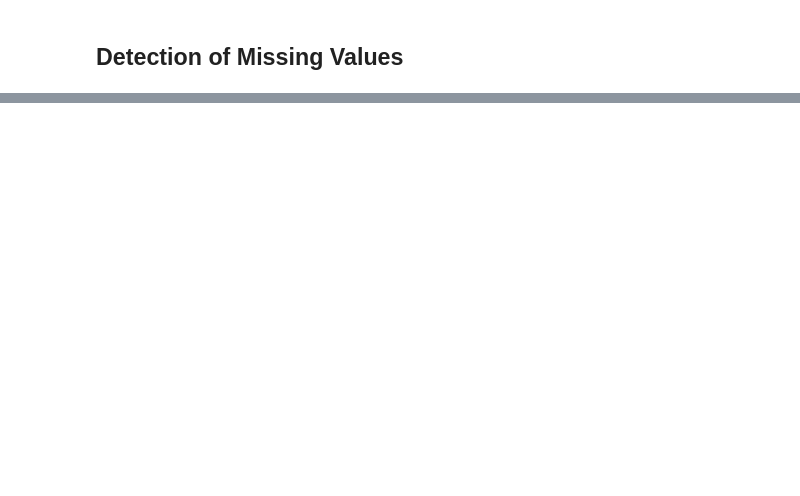
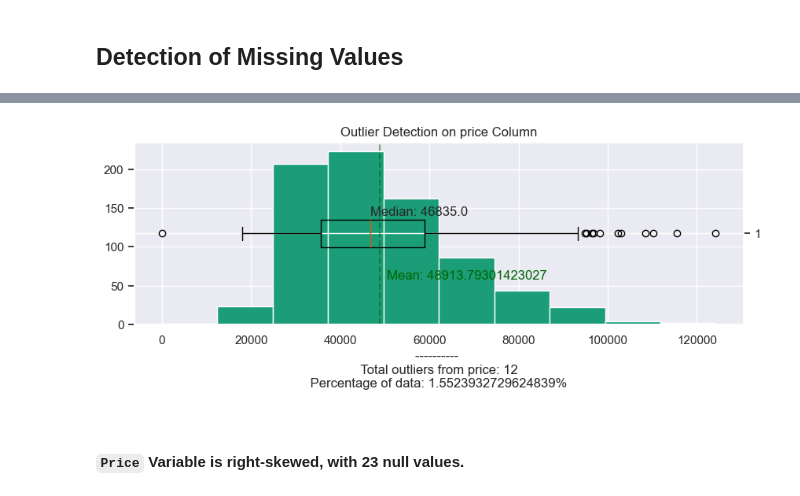
Before and after one commit to bravobryan/data_clean_vehicle_dataset, a Jupyter notebook: data_clean_vehicles.ipynb, the cells around one changed output, grey strips where cells are left out. Saved outputs shown, nothing was run; the diff lists cells and outputs as text; code cells hidden in the pictures; blank space fills up the shorter version.

```diff
--- a/data_clean_vehicles.ipynb
+++ b/data_clean_vehicles.ipynb
@@ -148,0 +184,29 @@ Data Sparsity: 0.015690840541139943
+# %%
+# Create functions
+def outlier_counter(df, col):  # Counts rows that are determined to be outliers
+    lower_quart = np.quantile(df[col], 0.25)
+    upper_quart = np.quantile(df[col], 0.75)
+    iqr = upper_quart - lower_quart
+    lower_threshold = lower_quart - 1.5 * iqr
+    upper_threshold = upper_quart + 1.5 * iqr
+    outliers = df[(df[col] < lower_threshold) | (df[col] > upper_threshold)]
+    return(f'---------- \n Total outliers from {col}: {outliers.shape[0]} \n Percentage of data: {(outliers.shape[0]/df.shape[0])*100}% \n')
+
+def quantitative_visualizer(df, variable):  # Function that visualizes Boxplot and Histogram
+
+    median = np.median(df[variable])
+    mean = np.mean(df[variable])
+
+    fig, ax = plt.subplots(figsize=(10, 3))
+
+    ax.hist(df[variable], bins=10)
+    ax.set_xlabel(outlier_counter(df, variable))
+
+    ax2 = ax.twinx()
+    ax2.boxplot(df[variable], vert=False)
+    ax2.annotate(f'Median: {median}', xy=(median, 1.10))
+    ax2.annotate(f'  Mean: {mean}', xy=(mean, 0.75), color='darkgreen')
+    ax2.axvline(x=mean, color='darkgreen', linestyle='--', alpha=0.5)
+
+    ax.set_title(f'Outlier Detection on {variable} Column')
+    plt.show()
@@ -148,0 +233,7 @@ Data Sparsity: 0.015690840541139943
+# %%
+# Visualize price column
+quantitative_visualizer(vehicle_only_df.dropna(), 'price') # Dropped null values to visualize boxplot
+# %% [output]
+[figure, added]
+# %% [markdown]
+#### `Price` Variable is right-skewed, with 23 null values.
```
Also changed, not shown: parts of 6 cells of this notebook.
